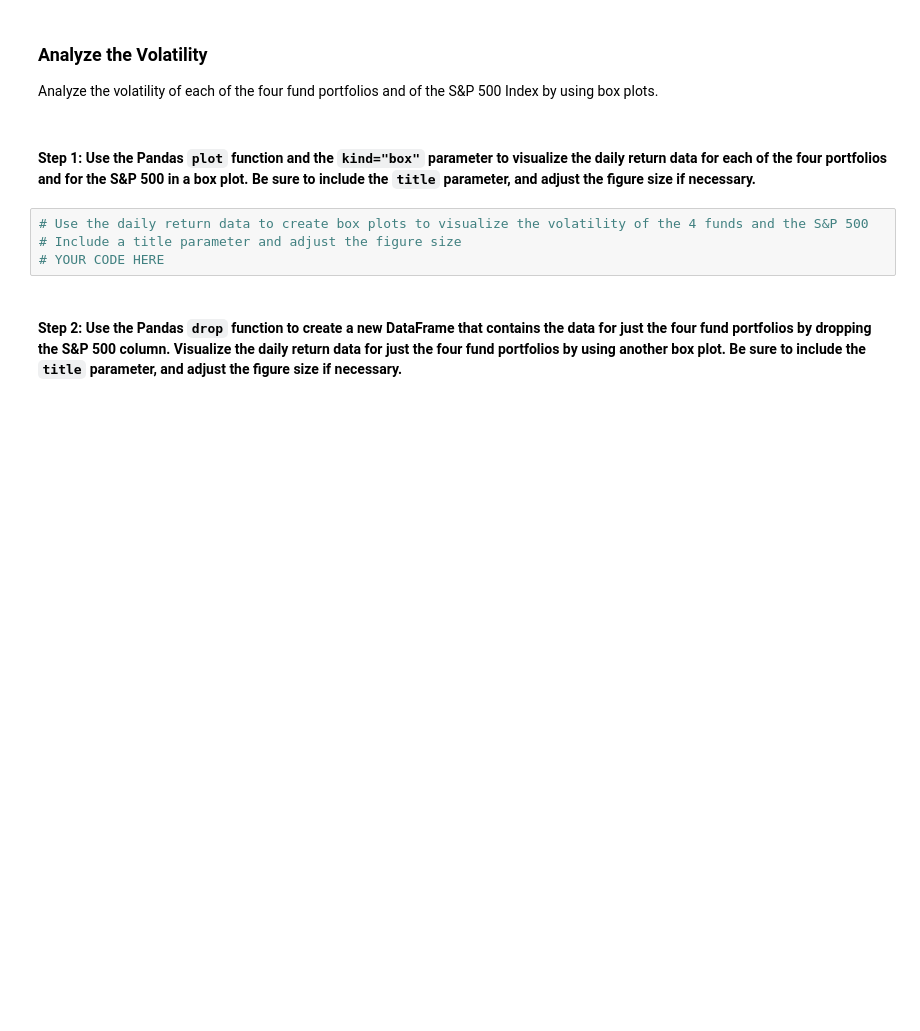
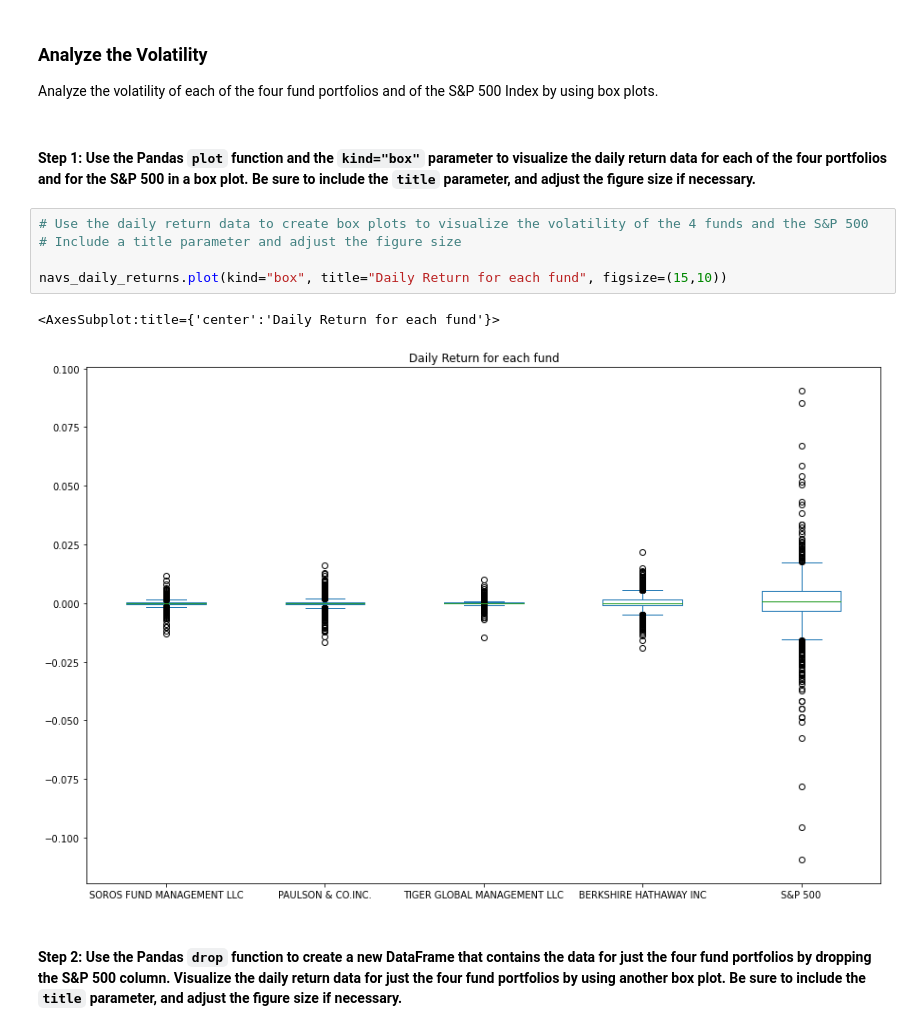
Before and after one commit to Oleener/Challenge_4, a Jupyter notebook: Challenge/Starter_Code/risk_return_analysis.ipynb, the cells around one changed output. Cells and saved outputs as stored; diff of their text form; blank space fills up the shorter version.

Commit message:
Updated Volatility, Risk, & Risk-Return

```diff
--- a/Challenge/Starter_Code/risk_return_analysis.ipynb
+++ b/Challenge/Starter_Code/risk_return_analysis.ipynb
@@ -207,7 +207,11 @@ Analyze the volatility of each of the four fund portfolios and of the S&P 500 In
 # %%
 # Use the daily return data to create box plots to visualize the volatility of the 4 funds and the S&P 500
 # Include a title parameter and adjust the figure size
-# YOUR CODE HERE
+
+navs_daily_returns.plot(kind="box", title="Daily Return for each fund", figsize=(15,10))
+# %% [output]
+<AxesSubplot:title={'center':'Daily Return for each fund'}>
+[figure, added]
 # %% [markdown]
 #### Step 2: Use the Pandas `drop` function to create a new DataFrame that contains the data for just the four fund portfolios by dropping the S&P 500 column. Visualize the daily return data for just the four fund portfolios by using another box plot. Be sure to include the `title` parameter, and adjust the figure size if necessary.
 # %%
```
Also changed, not shown: parts of 15 cells of this notebook.
